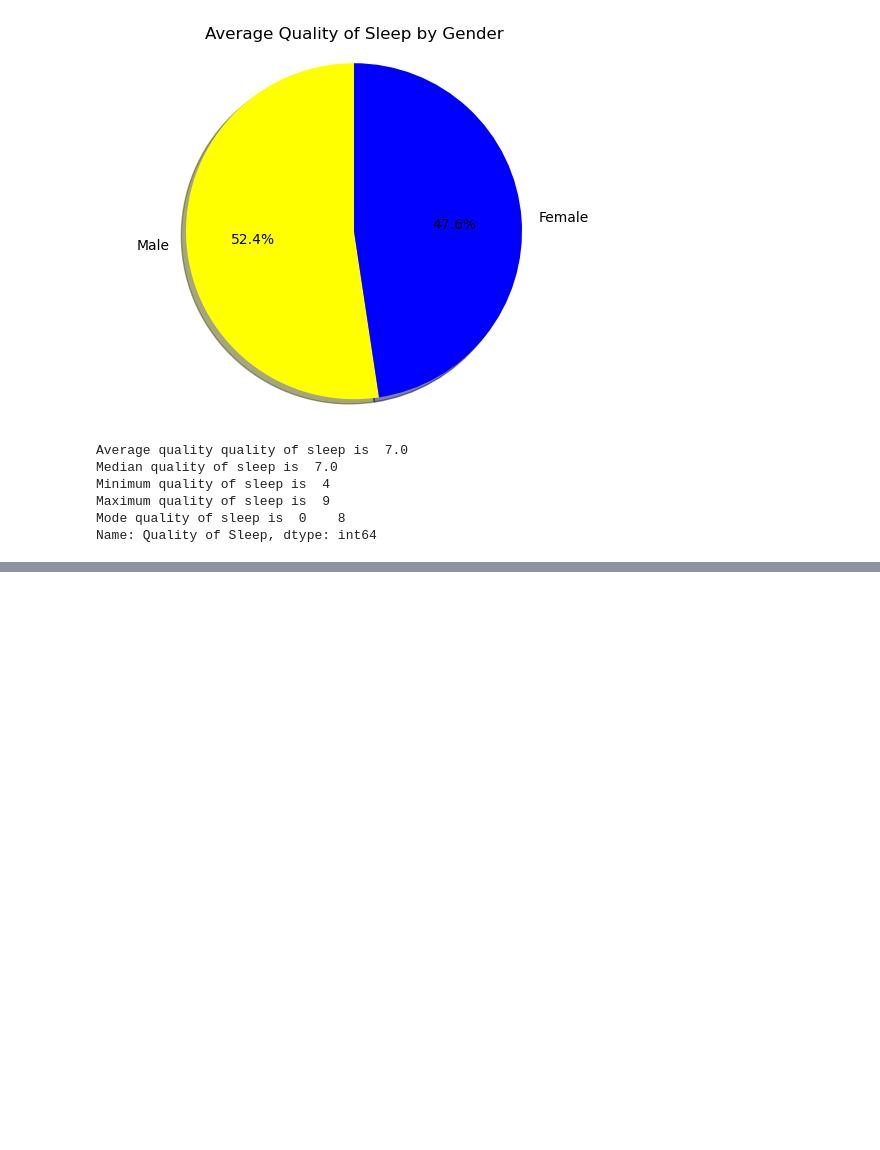
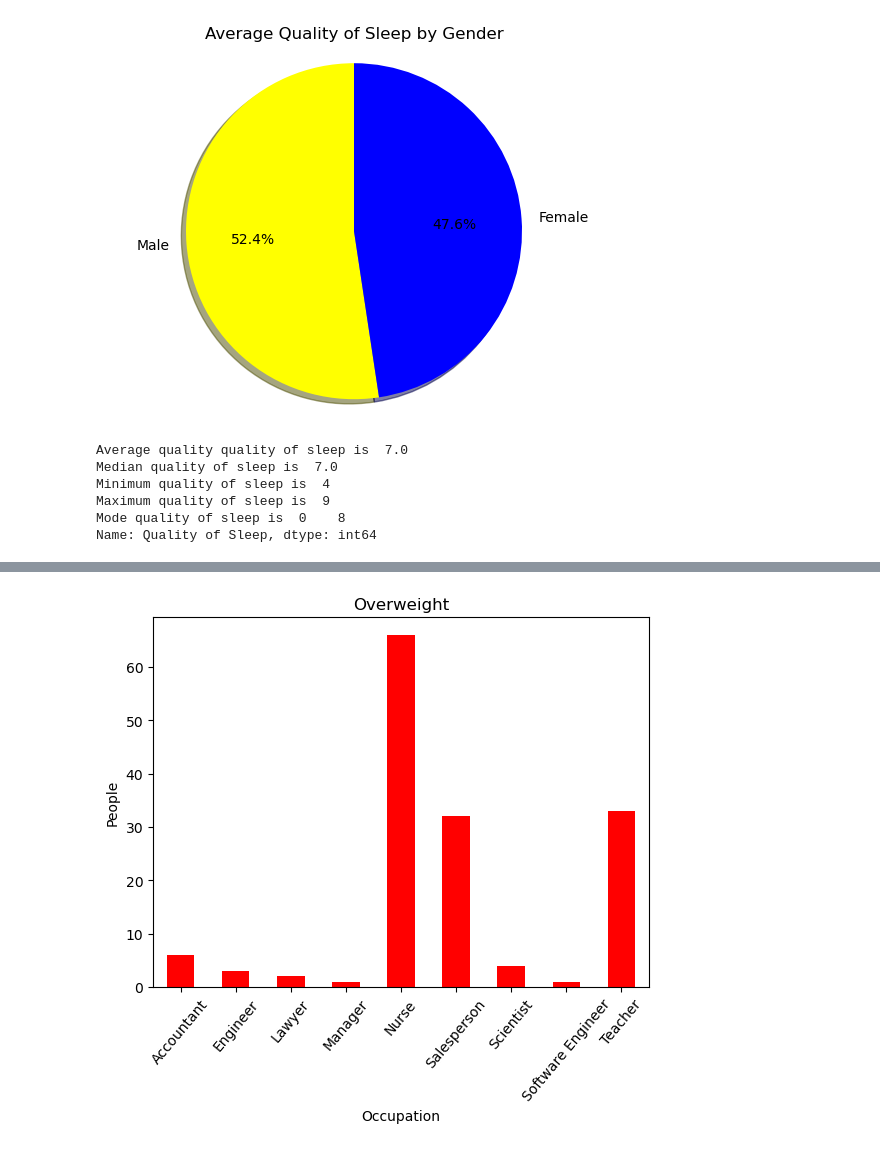
Before and after one commit to jaredsletto/Project_1, a Jupyter notebook: Project_1_sleep.ipynb, the cells around one changed output, grey strips where cells are left out. Cells and saved outputs as stored; diff of their text form; code cells hidden in the pictures; blank space fills up the shorter version.

```diff
--- a/Project_1_sleep.ipynb
+++ b/Project_1_sleep.ipynb
@@ -407,0 +435,3 @@ Name: Quality of Sleep, dtype: int64
+# %%
+BMI_Category_Overweight = Overweight_df.groupby(["Occupation"])["BMI Category"].count()
+BMI_Category_Overweight
@@ -407,0 +495,11 @@ Name: Quality of Sleep, dtype: int64
+# %%
+# Create bar chart for BMI Category and activity levels
+BMI_Category_Overweight.plot(kind='bar', color="red", align="center")
+plt.title("Overweight")
+plt.xlabel("Occupation")
+plt.ylabel("People")
+plt.xticks(rotation=50)
+plt.savefig("images/overweight_bar.png")
+plt.show()
+# %% [output]
+[figure, added]
```
Also changed, not shown: parts of 23 cells of this notebook, 4 other files.
